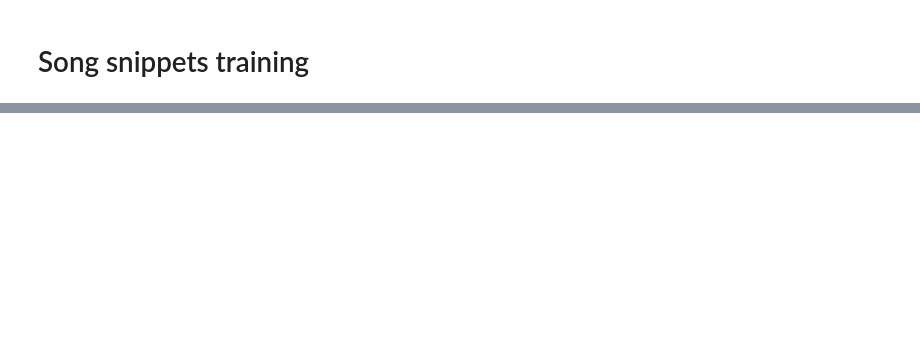
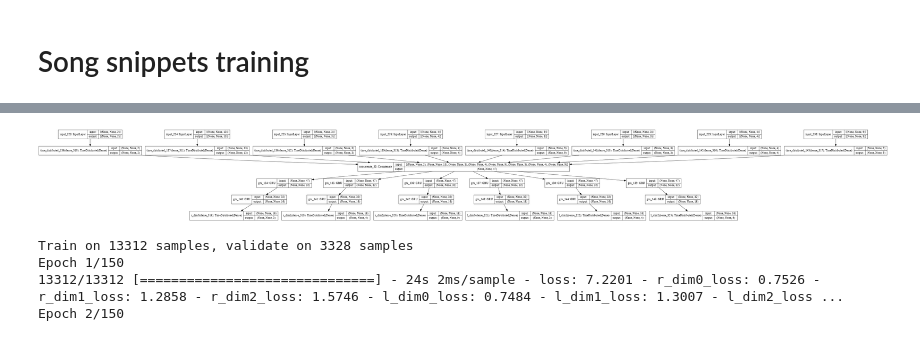
Before and after one commit to ronaldluc/DeepSaber, a Jupyter notebook: training/test_train.ipynb, the cells around one changed output, grey strips where cells are left out. Drawn from its saved outputs; the diff is of its cells as text; code cells hidden in the pictures; blank space fills up the shorter version.

Commit message:
Feat(training): train test

```diff
--- a/training/test_train.ipynb
+++ b/training/test_train.ipynb
@@ -606,4 +1034,3 @@ X.to_pickle('X_gdrive.zip')
 # %%
-model = get_model(X, X_cols, y_cols)
-
-# model.fit(x, y, batch_size=32, verbose=True)
+model = get_model(X, X_cols, y_cols, best_settings)
+model.summary()
@@ -610,2 +1054,0 @@ model = get_model(X, X_cols, y_cols)
-# %%
-res = model.fit(x, y, batch_size=128, epochs=10, validation_split=0.1, verbose=True)
@@ -630,2 +1054,0 @@ Epoch 10/10
-# %%
-res = model.fit(x, y, batch_size=128, epochs=20, validation_split=0.1, verbose=True)
@@ -650,2 +1054,0 @@ Epoch 20/20
-# %%
-res = model.fit(x, y, batch_size=128, epochs=60, validation_split=0.1, verbose=True)
@@ -669,0 +1055,15 @@ Epoch 60/60
+# %%
+from tensorflow.keras.utils import plot_model
+
+plot_model(model, show_shapes=True, dpi=48)
+# %% [output]
+[figure, added]
+# %%
+h = model.fit(x_t, y_t, batch_size=best_settings['batch_size'], epochs=150, validation_data=(x_v, y_v), callbacks=get_callbacks(settings), verbose=True, shuffle=True)
+
+model.save(model_path)
+# %% [output]
+Train on 13312 samples, validate on 3328 samples
+Epoch 1/150
+13312/13312 [==============================] - 24s 2ms/sample - loss: 7.2201 - r_dim0_loss: 0.7526 - r_dim1_loss: 1.2858 - r_dim2_loss: 1.5746 - l_dim0_loss: 0.7484 - l_dim1_loss: 1.3007 - l_dim2_loss ...
+Epoch 2/150
```
Also changed, not shown: parts of 58 cells of this notebook, 1 other file.
